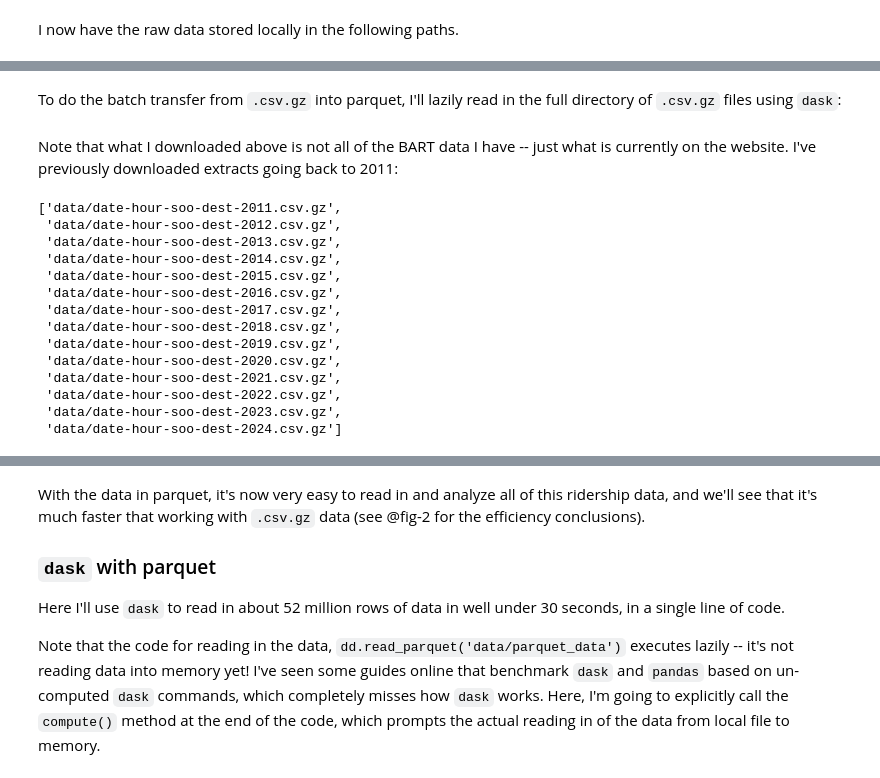
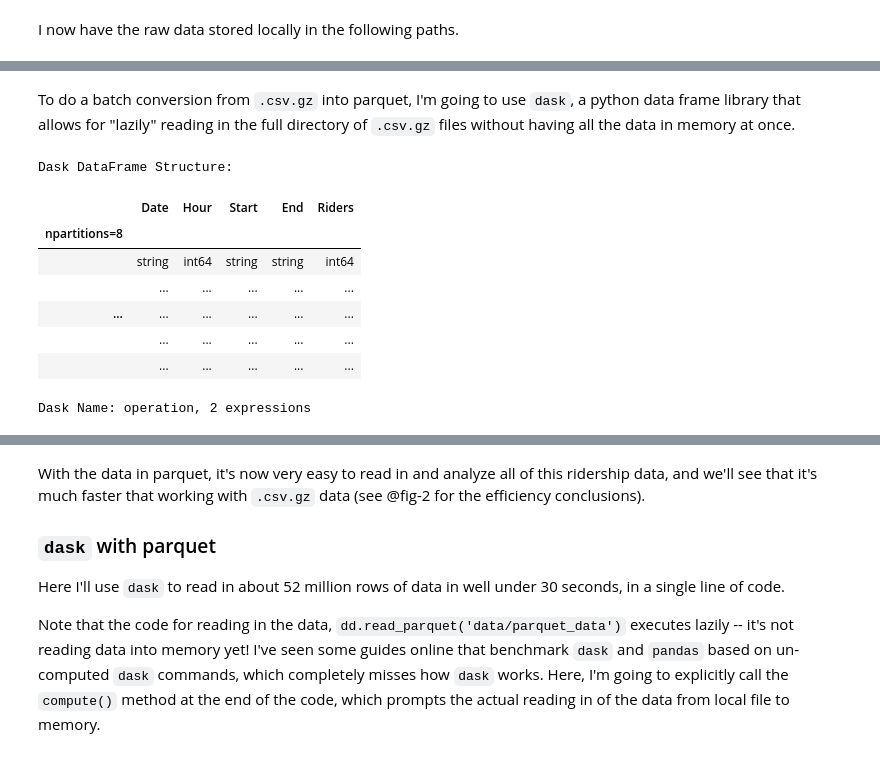
Before and after one commit to peter-amerkhanian/peter-amerkhanian.github.io, a Jupyter notebook: posts/dask-data-io/index.ipynb, the cells around one changed output, grey strips where cells are left out. Drawn from its saved outputs; the diff is of its cells as text; code cells hidden in the pictures.

```diff
--- a/posts/dask-data-io/index.ipynb
+++ b/posts/dask-data-io/index.ipynb
@@ -83,12 +79,9 @@ The page is laid out as follows:
 My target here is the set of .csv.gz (compressed .csv files) that contain hourly ridership totals between each station pairing. These are all links, thus are in `<a> </a>` tags, and have an `href` that ends in `.csv.gz`. The following captures links to that specification:
 # %%
 links = soup.find_all(
-    # final all <a></a> content
-    'a',
-    # filter to only those links with href ending in .csv.gz
+    name='a',
     href=lambda x: x and x.endswith(".csv.gz")
     )
-# example output
 links[0]
 # %% [output]
 <a href="date-hour-soo-dest-2018.csv.gz"> date-hour-soo-dest-2018.csv.gz</a>
@@ -358,22 +445,17 @@ When we convert to parquet we'll get two core benefits:
 # %% [markdown]
-To do the batch transfer from `.csv.gz` into parquet, I'll lazily read in the full directory of `.csv.gz` files using `dask`:
+To do a batch conversion from `.csv.gz` into parquet, I'm going to use  `dask`, a python data frame library that allows for "lazily" reading in the full directory of `.csv.gz` files without having all the data in memory at once.
-# %% [markdown]
-Note that what I downloaded above is not all of the BART data I have -- just what is currently on the website. I've previously downloaded extracts going back to 2011:
 # %%
 all_csv_paths = ["data/" + f for f in os.listdir("data") if f.endswith(".gz")]
-all_csv_paths
+data = dd.read_csv(all_csv_paths, blocksize=None, compression='gzip')
+data.columns = ['Date', 'Hour', 'Start', 'End', 'Riders']
+data
 # %% [output]
-['data/date-hour-soo-dest-2011.csv.gz',
- 'data/date-hour-soo-dest-2012.csv.gz',
- 'data/date-hour-soo-dest-2013.csv.gz',
- 'data/date-hour-soo-dest-2014.csv.gz',
- 'data/date-hour-soo-dest-2015.csv.gz',
- 'data/date-hour-soo-dest-2016.csv.gz',
- 'data/date-hour-soo-dest-2017.csv.gz',
- 'data/date-hour-soo-dest-2018.csv.gz',
- 'data/date-hour-soo-dest-2019.csv.gz',
- 'data/date-hour-soo-dest-2020.csv.gz',
- 'data/date-hour-soo-dest-2021.csv.gz',
- 'data/date-hour-soo-dest-2022.csv.gz',
- 'data/date-hour-soo-dest-2023.csv.gz',
- 'data/date-hour-soo-dest-2024.csv.gz']
+Dask DataFrame Structure:
+|  | Date | Hour | Start | End | Riders |
+| npartitions=8 |  |  |  |  |  |
+|  | string | int64 | string | string | int64 |
+|  | ... | ... | ... | ... | ... |
+| ... | ... | ... | ... | ... | ... |
+|  | ... | ... | ... | ... | ... |
+|  | ... | ... | ... | ... | ... |
+Dask Name: operation, 2 expressions
```
Also changed, not shown: parts of 73 cells of this notebook, 16 other files.
